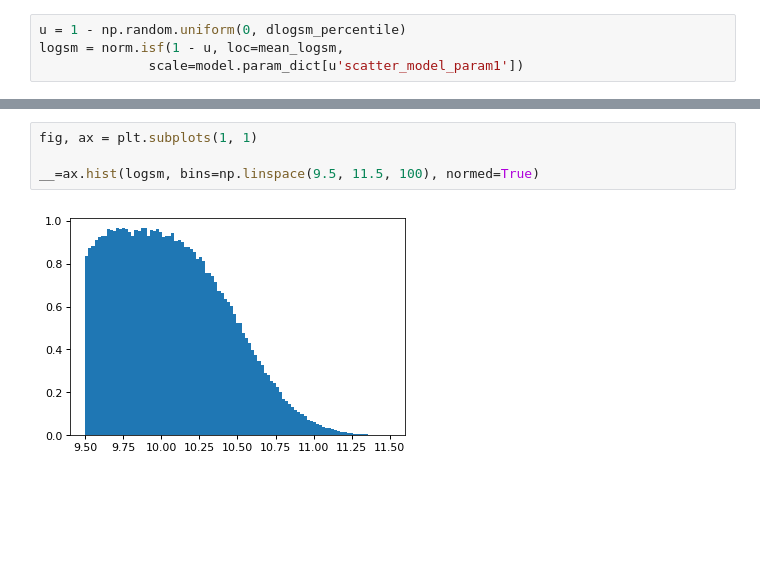
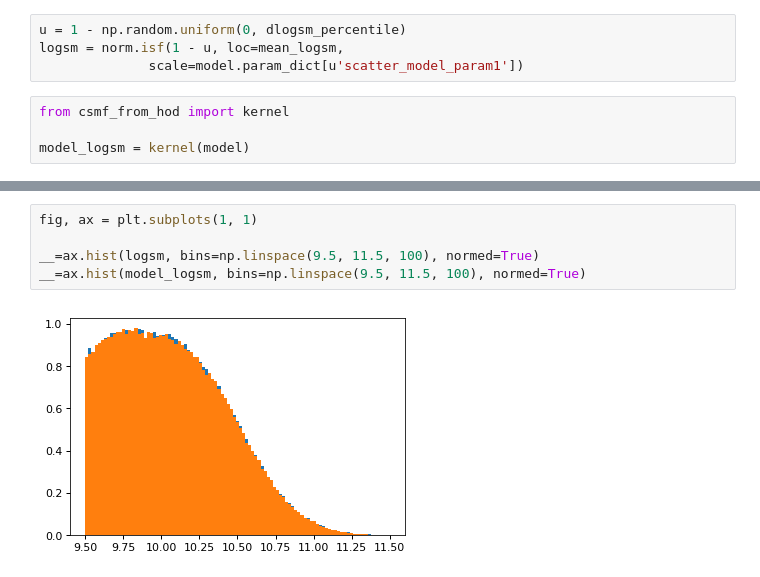
Before and after one commit to aphearin/segmass, a Jupyter notebook: segmass/develop_conc_based_segmass.ipynb, the cells around one changed output, grey strips where cells are left out. Drawn from its saved outputs; the diff is of its cells as text; blank space fills up the shorter version.

```diff
--- a/segmass/develop_conc_based_segmass.ipynb
+++ b/segmass/develop_conc_based_segmass.ipynb
@@ -144,6 +144,10 @@ dlogsm_percentile.min(), dlogsm_percentile.mean(), dlogsm_percentile.max()
 u = 1 - np.random.uniform(0, dlogsm_percentile)
 logsm = norm.isf(1 - u, loc=mean_logsm,
               scale=model.param_dict[u'scatter_model_param1'])
+# %%
+from csmf_from_hod import kernel
+
+model_logsm = kernel(model)
 # %%
 logsm.min(), logsm.mean(), logsm.max()
 # %% [output]
@@ -151,9 +155,10 @@ logsm.min(), logsm.mean(), logsm.max()
 # %%
 fig, ax = plt.subplots(1, 1)
 
 __=ax.hist(logsm, bins=np.linspace(9.5, 11.5, 100), normed=True)
+__=ax.hist(model_logsm, bins=np.linspace(9.5, 11.5, 100), normed=True)
 # %% [output]
-[figure, old version]
+[figure, new version]
 # %%
 from halotools.empirical_models import Behroozi10SmHm
 behroozi = Behroozi10SmHm()
```
Also changed, not shown: parts of 9 cells of this notebook, 2 other files.
